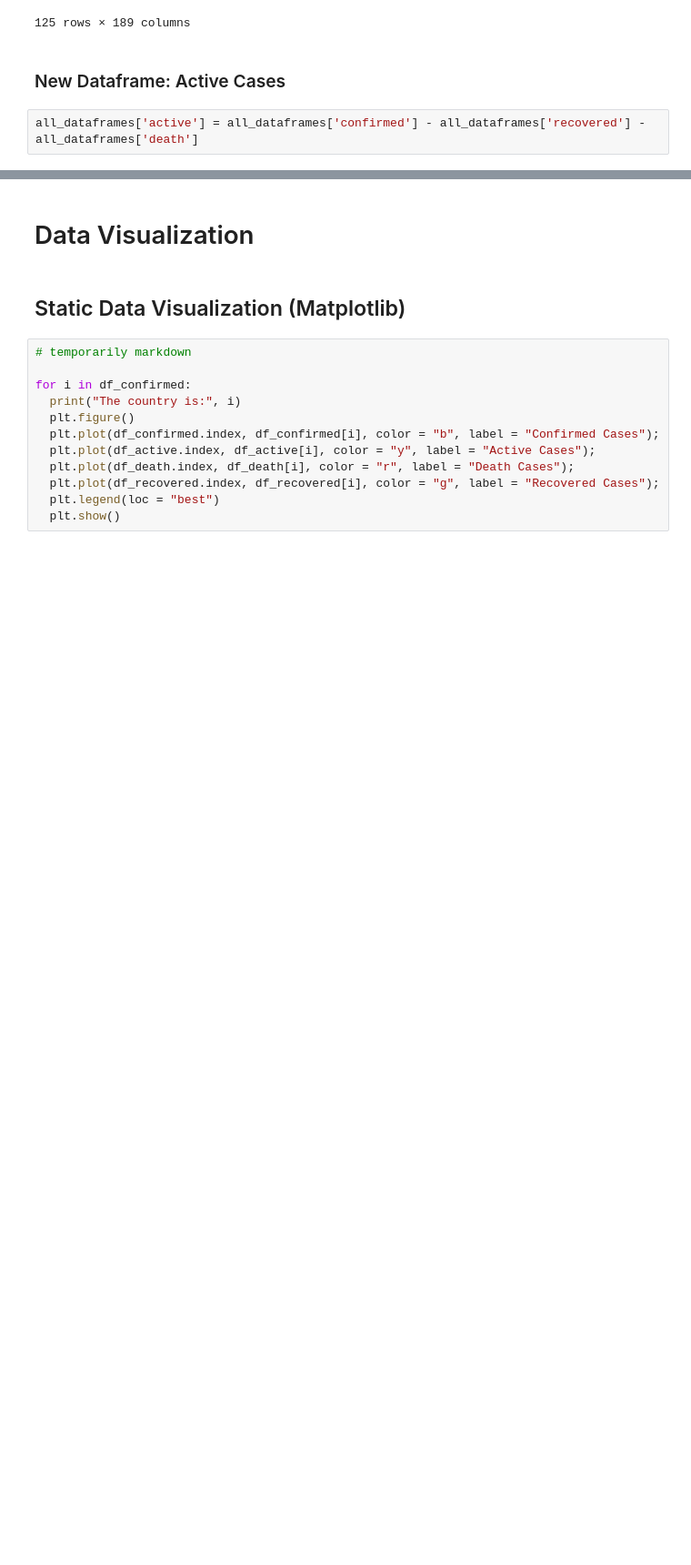
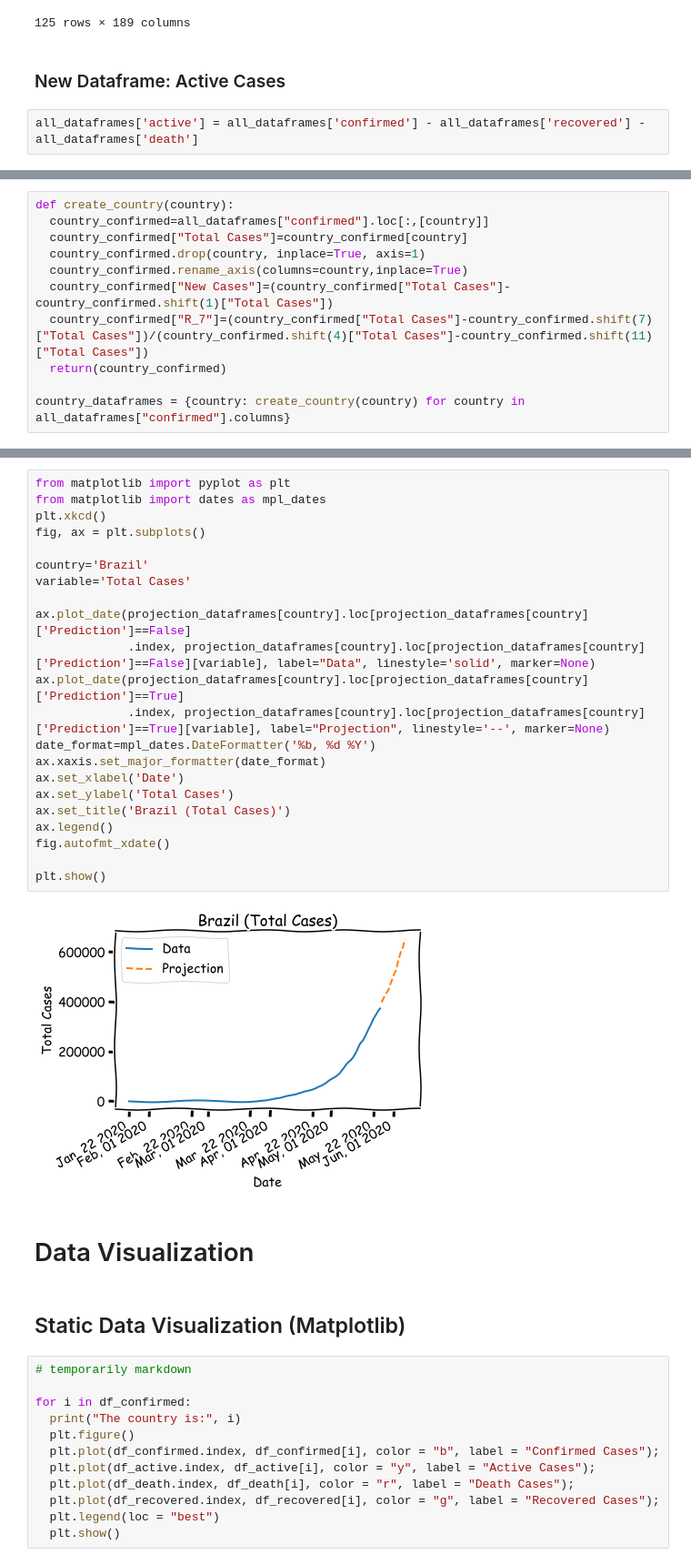
Before and after one commit to rechavar/pyCovid_TechLabsProj, a Jupyter notebook: TechLabs__finalProject_interactive_visualization.ipynb, the cells around one changed output, grey strips where cells are left out. Shown at 91% size. Saved outputs shown, nothing was run; the diff lists cells and outputs as text; blank space fills up the shorter version.

Commit message:
Marco's forecasts for confirmed cases added to the plot (will continue tomorrow)

```diff
--- a/TechLabs__finalProject_interactive_visualization.ipynb
+++ b/TechLabs__finalProject_interactive_visualization.ipynb
@@ -194,0 +197,11 @@ all_dataframes['active'] = all_dataframes['confirmed'] - all_dataframes['recover
+# %%
+def create_country(country):
+  country_confirmed=all_dataframes["confirmed"].loc[:,[country]]
+  country_confirmed["Total Cases"]=country_confirmed[country]
+  country_confirmed.drop(country, inplace=True, axis=1)
+  country_confirmed.rename_axis(columns=country,inplace=True)
+  country_confirmed["New Cases"]=(country_confirmed["Total Cases"]-country_confirmed.shift(1)["Total Cases"])
+  country_confirmed["R_7"]=(country_confirmed["Total Cases"]-country_confirmed.shift(7)["Total Cases"])/(country_confirmed.shift(4)["Total Cases"]-country_confirmed.shift(11)["Total Cases"])
+  return(country_confirmed)
+
+country_dataframes = {country: create_country(country) for country in all_dataframes["confirmed"].columns}
@@ -195,3 +255,27 @@ all_dataframes['active'] = all_dataframes['confirmed'] - all_dataframes['recover
+# %%
+from matplotlib import pyplot as plt
+from matplotlib import dates as mpl_dates
+plt.xkcd()
+fig, ax = plt.subplots()
+
+country='Brazil'
+variable='Total Cases'
+
+ax.plot_date(projection_dataframes[country].loc[projection_dataframes[country]['Prediction']==False]
+             .index, projection_dataframes[country].loc[projection_dataframes[country]['Prediction']==False][variable], label="Data", linestyle='solid', marker=None)
+ax.plot_date(projection_dataframes[country].loc[projection_dataframes[country]['Prediction']==True]
+             .index, projection_dataframes[country].loc[projection_dataframes[country]['Prediction']==True][variable], label="Projection", linestyle='--', marker=None)
+date_format=mpl_dates.DateFormatter('%b, %d %Y')
+ax.xaxis.set_major_formatter(date_format)
+ax.set_xlabel('Date')
+ax.set_ylabel('Total Cases')
+ax.set_title('Brazil (Total Cases)')
+ax.legend()
+fig.autofmt_xdate()
+
+plt.show()
+# %% [output]
+[figure, added]
 # %% [markdown]
 # Data Visualization
 # %% [markdown]
```
Also changed, not shown: parts of 4 cells of this notebook.
